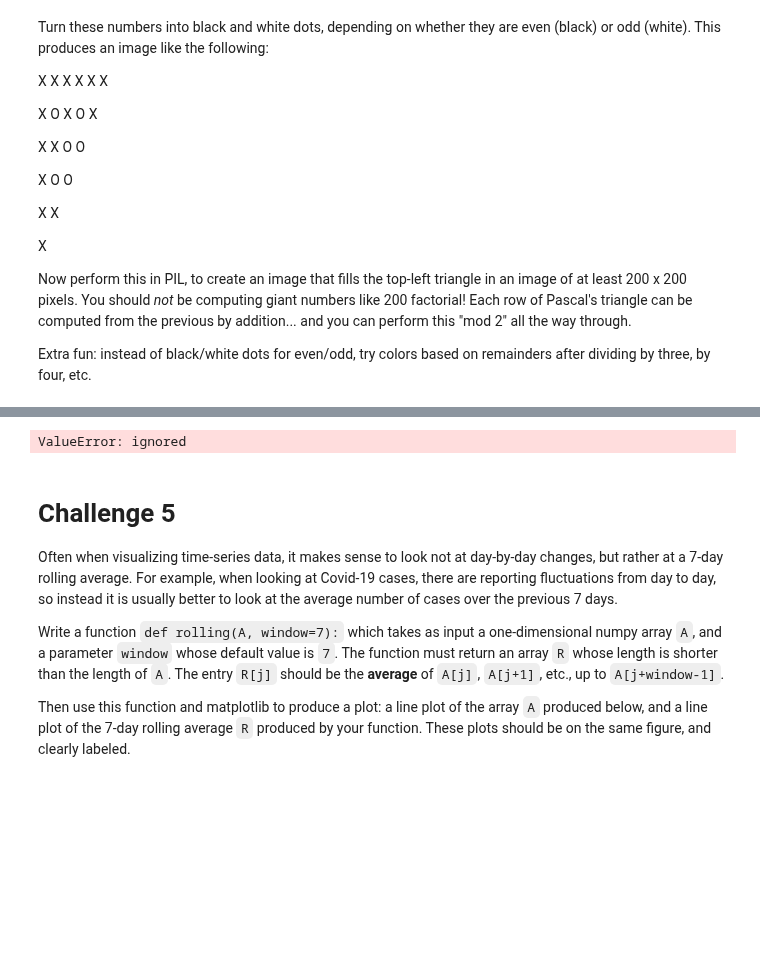
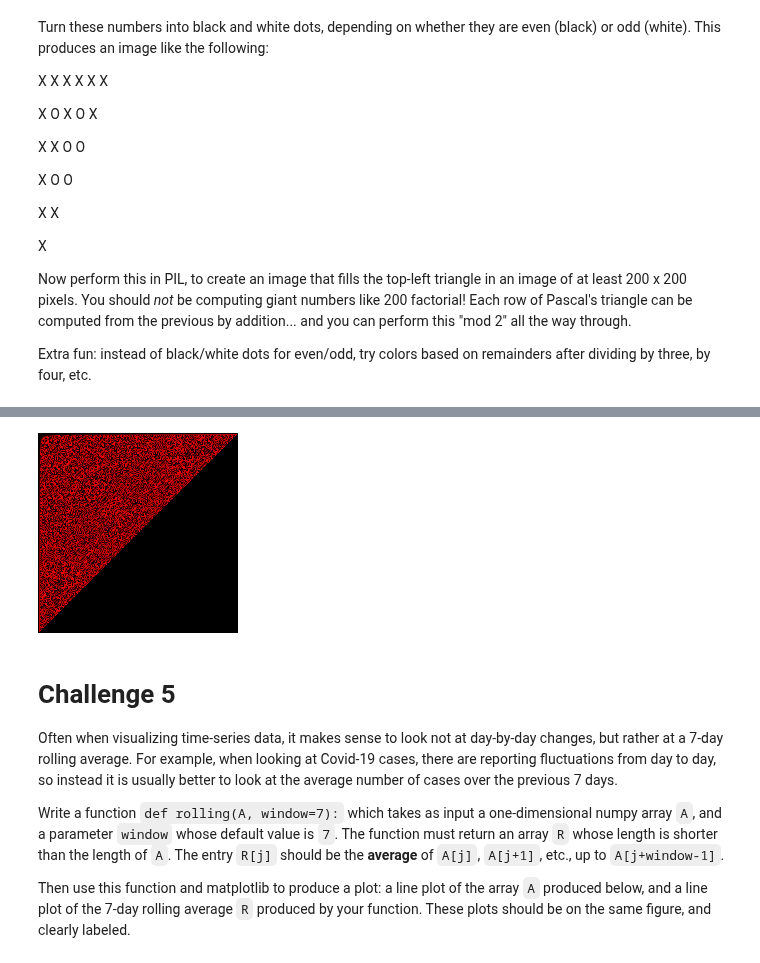
Before and after one commit to BrandonROwens/Python-4-Mathematics, a Jupyter notebook: P4M_Notebook_5.ipynb, the cells around one changed output, grey strips where cells are left out. Saved outputs shown, nothing was run; the diff lists cells and outputs as text; code cells hidden in the pictures; blank space fills up the shorter version.

```diff
--- a/P4M_Notebook_5.ipynb
+++ b/P4M_Notebook_5.ipynb
@@ -343,9 +405,8 @@ from PIL import Image
-# %%
-img = Image.fromarray(np.reshape(pascal_triangle(7), (7,7,0))) # Create an image from the array.
-img.save('testpascal.png') # Save the image to Google's computer as a png file.  May not work well with colab.
-display(img) # Display the image in the notebook.
-# %% [output]
-ValueError: ignored
+# %%
+img = Image.fromarray(pascal_triangle(200))
+display(img)
+# %% [output]
+[figure, added]
 # %% [markdown]
 # Challenge 5
 
```
Also changed, not shown: parts of 5 cells of this notebook.
